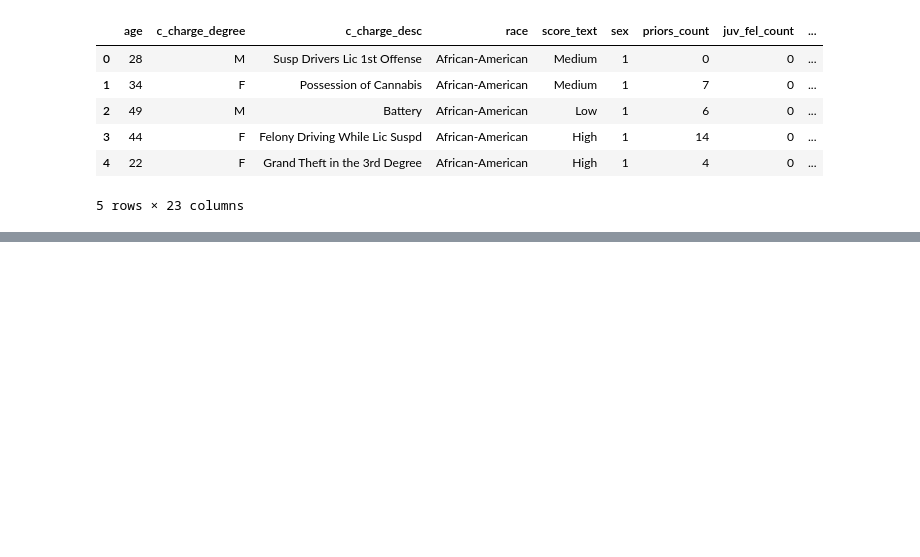
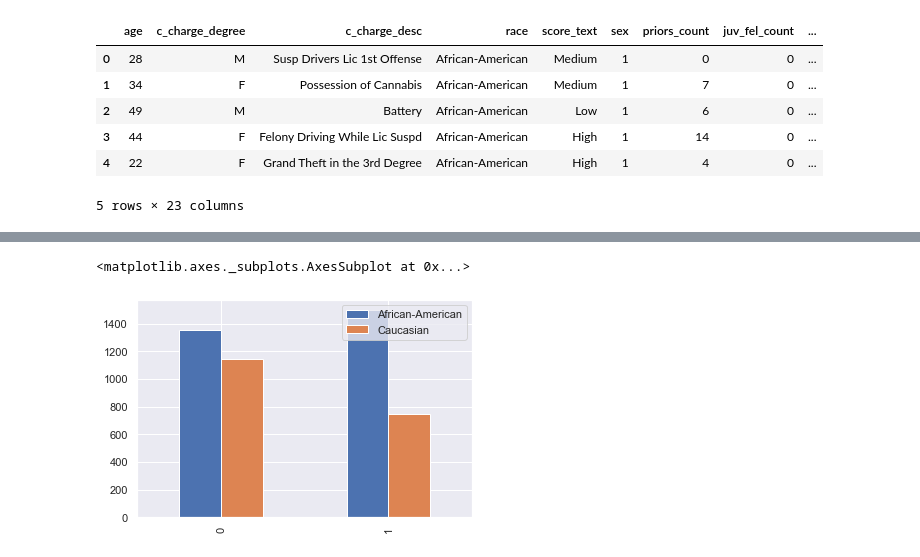
Before and after one commit to Wangsherpa/homeworks, a Jupyter notebook: Homework-3/Homework-3-student.ipynb, the cells around one changed output, grey strips where cells are left out. Saved outputs shown, nothing was run; the diff lists cells and outputs as text; code cells hidden in the pictures; blank space fills up the shorter version.

```diff
--- a/Homework-3/Homework-3-student.ipynb
+++ b/Homework-3/Homework-3-student.ipynb
@@ -868,0 +887,8 @@ new_df.head()
+# %%
+aa_class_counts = aa_df['two_year_recid'].value_counts()
+cc_class_counts = cc_df['two_year_recid'].value_counts()
+class_counts = pd.concat([aa_class_counts, cc_class_counts], keys=['African-American', 'Caucasian'], axis = 1)
+class_counts.plot(kind='bar')
+# %% [output]
+<matplotlib.axes._subplots.AxesSubplot at 0x...>
+[figure, added]
```
Also changed, not shown: parts of 18 cells of this notebook.
